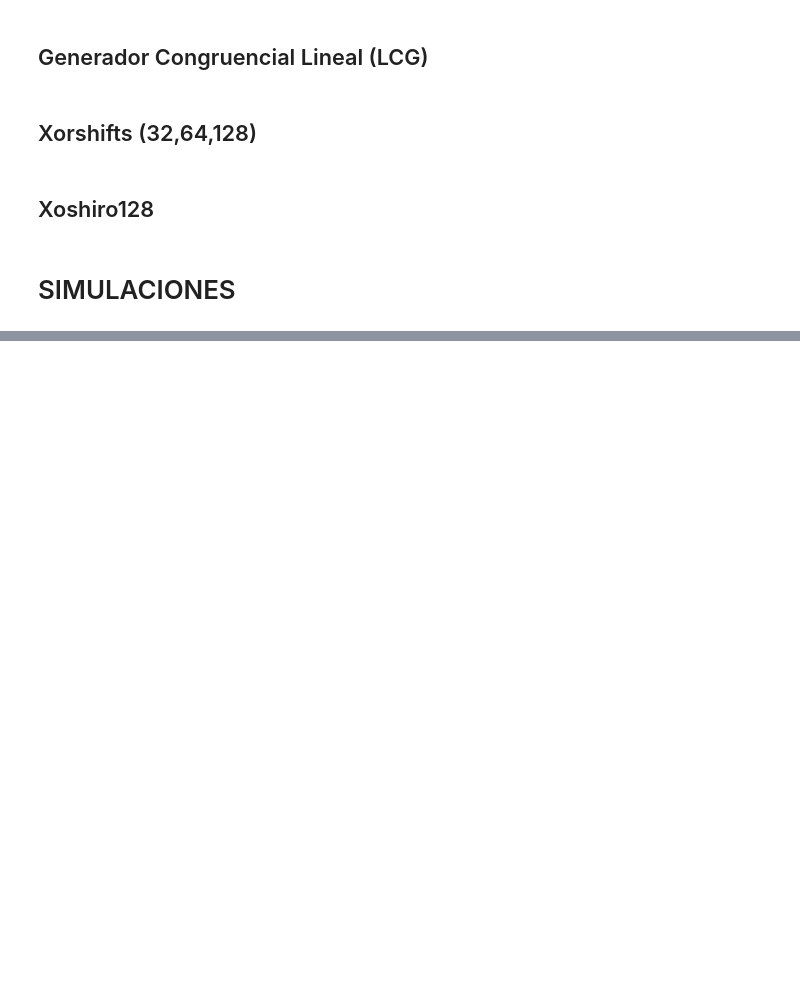
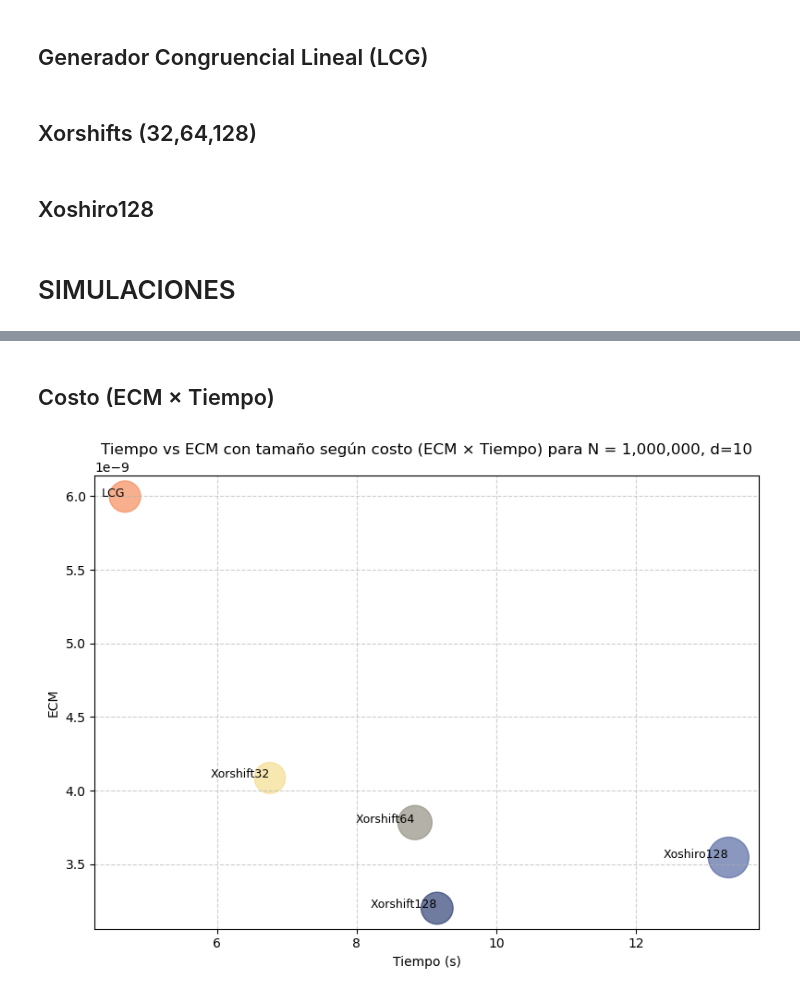
Before and after one commit to Camilo649/TPMyS2025, a Jupyter notebook: simulacion.ipynb, the cells around one changed output, grey strips where cells are left out. Cells and saved outputs as stored; diff of their text form; code cells hidden in the pictures; blank space fills up the shorter version.

```diff
--- a/simulacion.ipynb
+++ b/simulacion.ipynb
@@ -457,0 +529,38 @@ actualizar_plot()
+# %% [markdown]
+## Costo (ECM × Tiempo)
+# %%
+resultados_filtrados = [r for r in resultados if r.dimension == 10 and r.N == 1_000_000]
+
+tiempos = [r.tiempo for r in resultados_filtrados]
+ecms = [r.ecm for r in resultados_filtrados]
+costos = [r.ecm * r.tiempo for r in resultados_filtrados]
+generadores_nombres = [r.generador for r in resultados_filtrados]
+
+# Mapear colores a generadores
+# Crear un diccionario nombre -> color a partir del objeto Generador
+color_por_generador = {g.nombre: g.color for g in generadores}
+
+# Obtener la lista de colores para cada punto
+colores = [color_por_generador.get(nombre, 'gray') for nombre in generadores_nombres]
+
+# Normalizar tamaños para visibilidad
+costos_np = np.array(costos)
+if costos_np.size > 0:
+    tamaños = 1000 * (costos_np / costos_np.max())
+else:
+    tamaños = []
+
+plt.figure(figsize=(8, 6))
+plt.scatter(tiempos, ecms, s=tamaños, c=colores, alpha=0.7)
+
+for j, gen in enumerate(generadores_nombres):
+    plt.text(tiempos[j], ecms[j], gen, fontsize=9, ha='right')
+
+plt.xlabel('Tiempo (s)')
+plt.ylabel('ECM')
+plt.title(f'Tiempo vs ECM con tamaño según costo (ECM × Tiempo) para N = {1_000_000:,}, d=10')
+plt.grid(True, linestyle='--', alpha=0.6)
+plt.tight_layout()
+plt.show()
+# %% [output]
+[figure, added]
```
Also changed, not shown: parts of 12 cells of this notebook, 13 other files.
